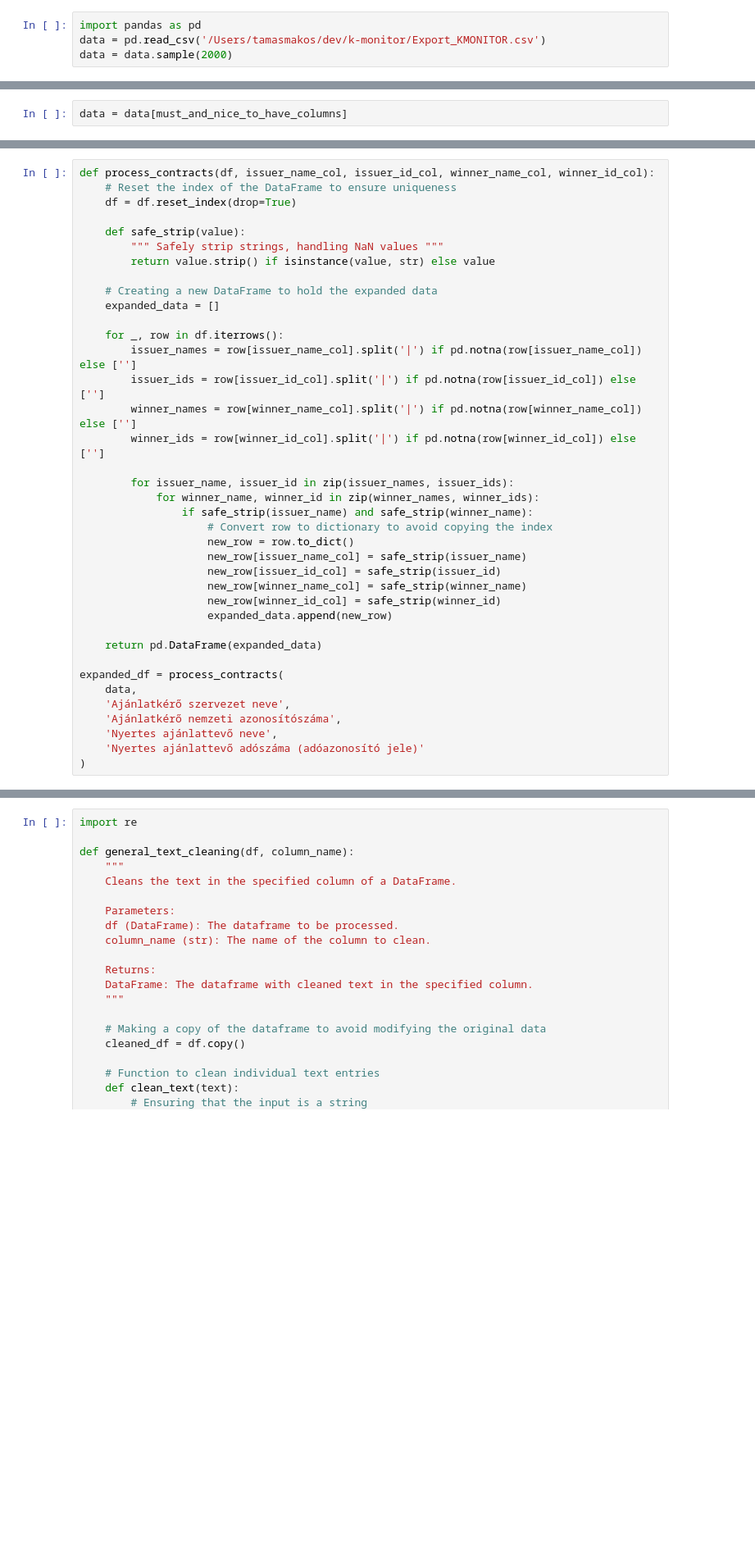
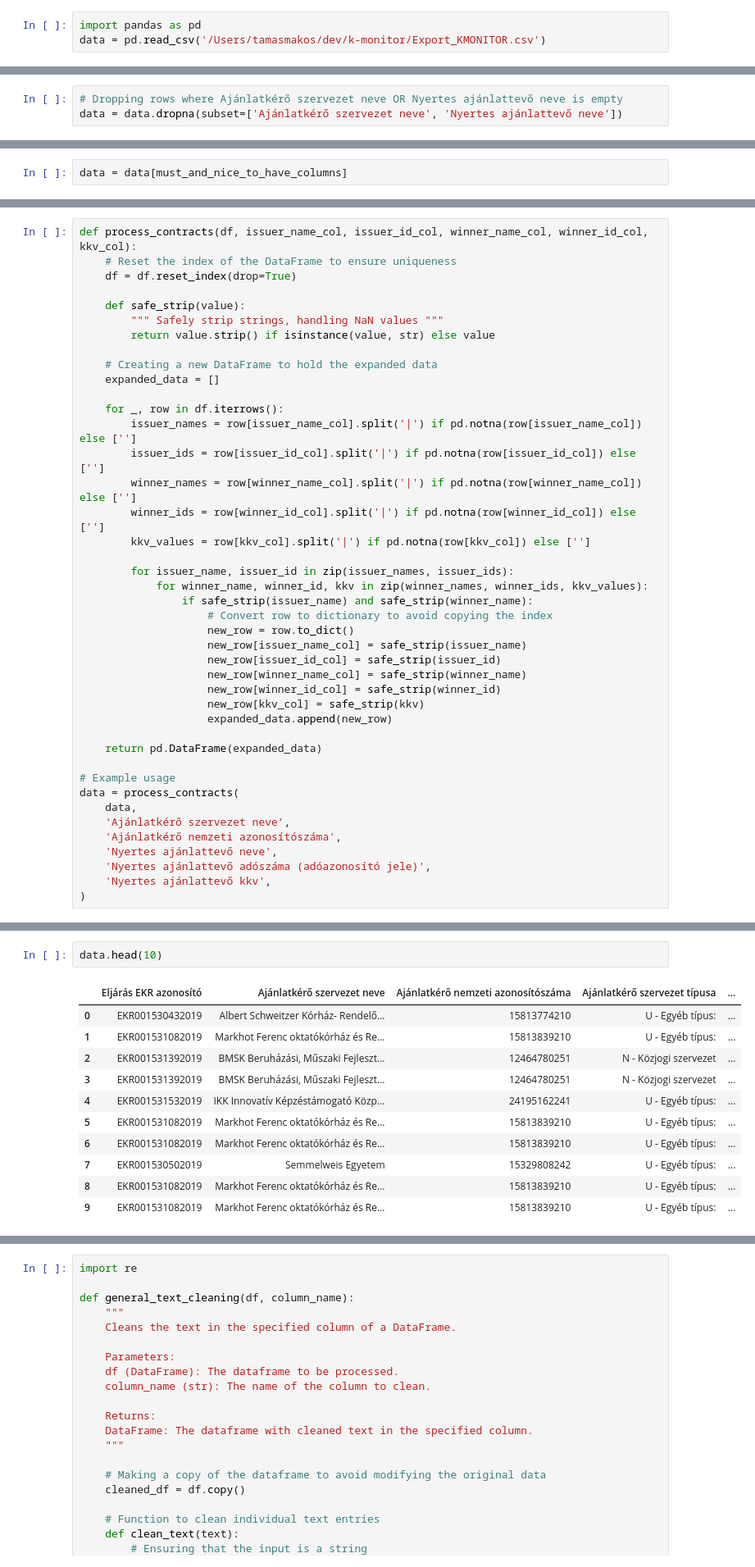
Before and after one commit to tamasmakos/ekr_kmon, a Jupyter notebook: data_cleaning.ipynb, the cells around one changed output, grey strips where cells are left out. Shown at 82% size. Cells and saved outputs as stored; diff of their text form; blank space fills up the shorter version.

Commit message:
data cleaning and network construction

```diff
--- a/data_cleaning.ipynb
+++ b/data_cleaning.ipynb
@@ -1,4 +8,3 @@
 # %%
 import pandas as pd
 data = pd.read_csv('/Users/tamasmakos/dev/k-monitor/Export_KMONITOR.csv')
-data = data.sample(2000)
@@ -8,0 +11,3 @@ data['Nyertes ajánlattevő neve'].isnull().sum()/len(data['Nyertes ajánlattev
+# %%
+# Dropping rows where Ajánlatkérő szervezet neve OR Nyertes ajánlattevő neve is empty
+data = data.dropna(subset=['Ajánlatkérő szervezet neve', 'Nyertes ajánlattevő neve'])
@@ -49,5 +61,5 @@ data['Nyertes ajánlattevő neve'].isnull().sum()/len(data['Nyertes ajánlattev
 # %%
-def process_contracts(df, issuer_name_col, issuer_id_col, winner_name_col, winner_id_col):
+def process_contracts(df, issuer_name_col, issuer_id_col, winner_name_col, winner_id_col, kkv_col):
     # Reset the index of the DataFrame to ensure uniqueness
     df = df.reset_index(drop=True)
 
@@ -63,9 +75,10 @@ def process_contracts(df, issuer_name_col, issuer_id_col, winner_name_col, winne
         issuer_ids = row[issuer_id_col].split('|') if pd.notna(row[issuer_id_col]) else ['']
         winner_names = row[winner_name_col].split('|') if pd.notna(row[winner_name_col]) else ['']
         winner_ids = row[winner_id_col].split('|') if pd.notna(row[winner_id_col]) else ['']
+        kkv_values = row[kkv_col].split('|') if pd.notna(row[kkv_col]) else ['']
 
         for issuer_name, issuer_id in zip(issuer_names, issuer_ids):
-            for winner_name, winner_id in zip(winner_names, winner_ids):
+            for winner_name, winner_id, kkv in zip(winner_names, winner_ids, kkv_values):
                 if safe_strip(issuer_name) and safe_strip(winner_name):
                     # Convert row to dictionary to avoid copying the index
                     new_row = row.to_dict()
@@ -73,14 +86,17 @@ def process_contracts(df, issuer_name_col, issuer_id_col, winner_name_col, winne
                     new_row[issuer_id_col] = safe_strip(issuer_id)
                     new_row[winner_name_col] = safe_strip(winner_name)
                     new_row[winner_id_col] = safe_strip(winner_id)
+                    new_row[kkv_col] = safe_strip(kkv)
                     expanded_data.append(new_row)
 
     return pd.DataFrame(expanded_data)
 
-expanded_df = process_contracts(
+# Example usage
+data = process_contracts(
     data,
     'Ajánlatkérő szervezet neve',
     'Ajánlatkérő nemzeti azonosítószáma',
     'Nyertes ajánlattevő neve',
-    'Nyertes ajánlattevő adószáma (adóazonosító jele)'
+    'Nyertes ajánlattevő adószáma (adóazonosító jele)',
+    'Nyertes ajánlattevő kkv',
 )
@@ -90,0 +103,14 @@ expanded_df['Nyertes ajánlattevő neve'].isnull().sum()/len(expanded_df['Nyerte
+# %%
+data.head(10)
+# %% [output]
+|  | Eljárás EKR azonosító | Ajánlatkérő szervezet neve | Ajánlatkérő nemzeti azonosítószáma | Ajánlatkérő szervezet típusa | ... |
+| 0 | EKR001530432019 | Albert Schweitzer Kórház- Rendelő... | 15813774210 | U - Egyéb típus: | ... |
+| 1 | EKR001531082019 | Markhot Ferenc oktatókórház és Re... | 15813839210 | U - Egyéb típus: | ... |
+| 2 | EKR001531392019 | BMSK Beruházási, Műszaki Fejleszt... | 12464780251 | N - Közjogi szervezet | ... |
+| 3 | EKR001531392019 | BMSK Beruházási, Műszaki Fejleszt... | 12464780251 | N - Közjogi szervezet | ... |
+| 4 | EKR001531532019 | IKK Innovatív Képzéstámogató Közp... | 24195162241 | U - Egyéb típus: | ... |
+| 5 | EKR001531082019 | Markhot Ferenc oktatókórház és Re... | 15813839210 | U - Egyéb típus: | ... |
+| 6 | EKR001531082019 | Markhot Ferenc oktatókórház és Re... | 15813839210 | U - Egyéb típus: | ... |
+| 7 | EKR001530502019 | Semmelweis Egyetem | 15329808242 | U - Egyéb típus: | ... |
+| 8 | EKR001531082019 | Markhot Ferenc oktatókórház és Re... | 15813839210 | U - Egyéb típus: | ... |
+| 9 | EKR001531082019 | Markhot Ferenc oktatókórház és Re... | 15813839210 | U - Egyéb típus: | ... |
```
Also changed, not shown: parts of 42 cells of this notebook, 10 other files.
